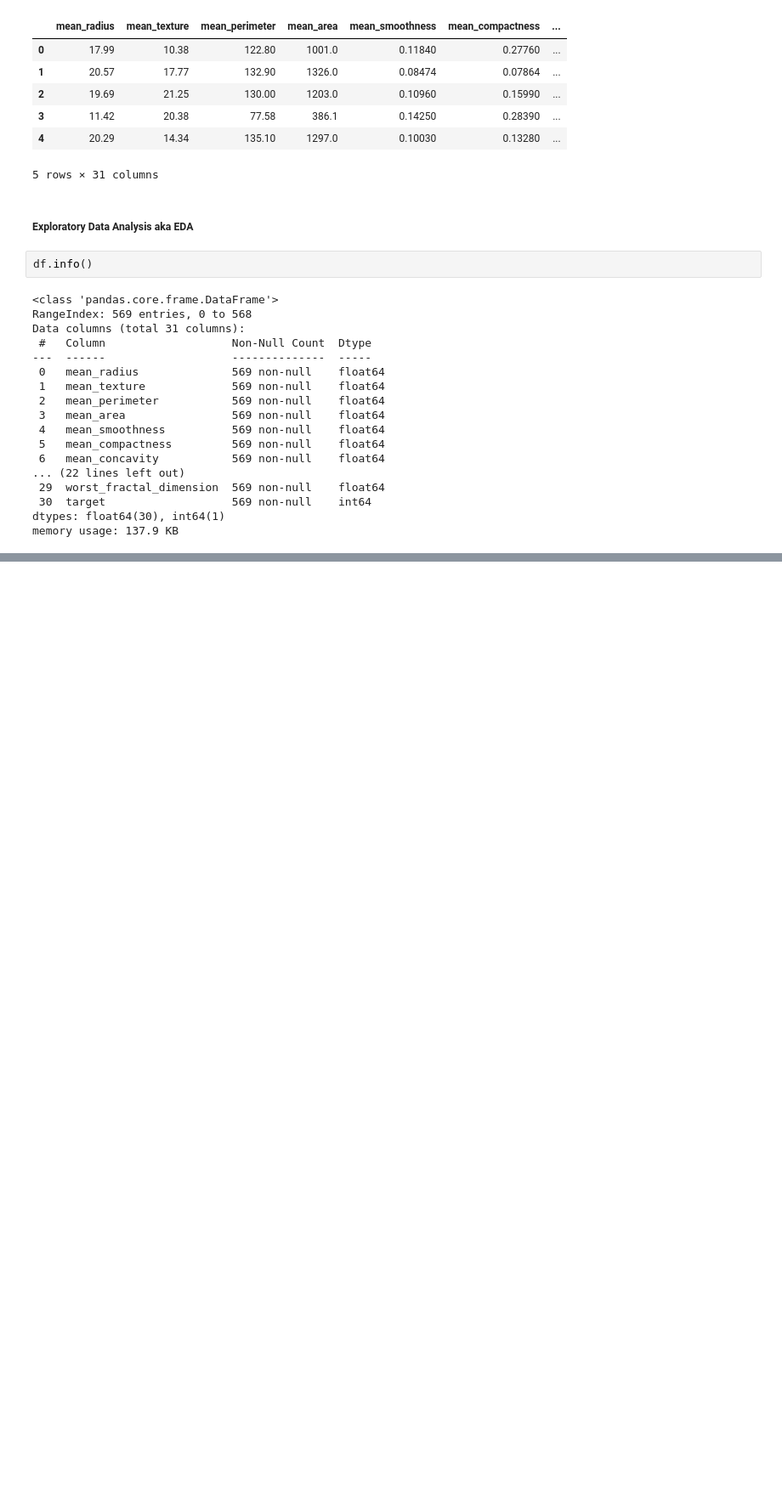
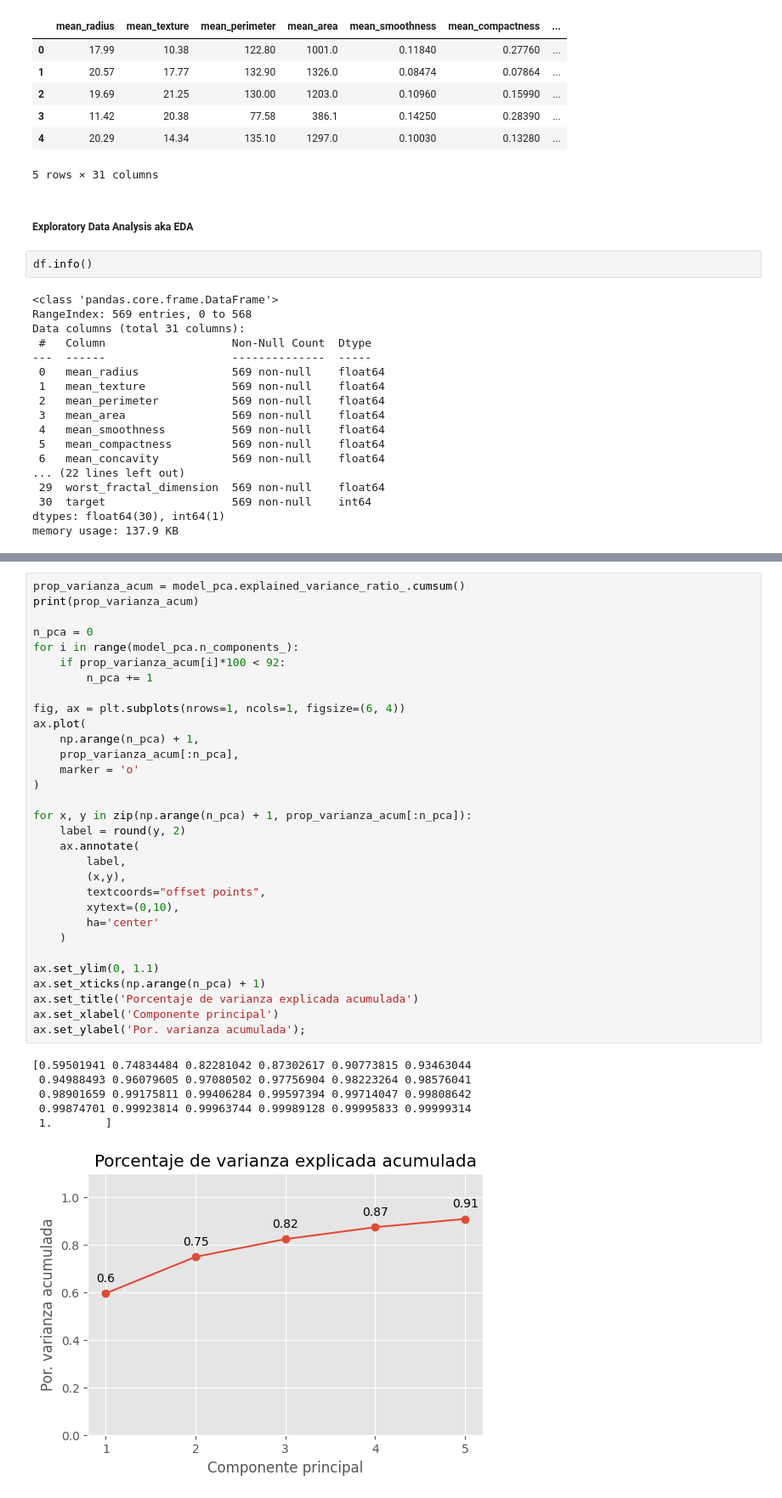
Before and after one commit to isaacmenchaca97/breast_cancer_detection, a Jupyter notebook: breast_cancer.ipynb, the cells around one changed output, grey strips where cells are left out. Shown at 85% size. Cells and saved outputs as stored; diff of their text form; blank space fills up the shorter version.

```diff
--- a/breast_cancer.ipynb
+++ b/breast_cancer.ipynb
@@ -94,0 +267,38 @@ memory usage: 137.9 KB
+# %%
+prop_varianza_acum = model_pca.explained_variance_ratio_.cumsum()
+print(prop_varianza_acum)
+
+n_pca = 0
+for i in range(model_pca.n_components_):
+    if prop_varianza_acum[i]*100 < 92:
+        n_pca += 1
+
+fig, ax = plt.subplots(nrows=1, ncols=1, figsize=(6, 4))
+ax.plot(
+    np.arange(n_pca) + 1,
+    prop_varianza_acum[:n_pca],
+    marker = 'o'
+)
+
+for x, y in zip(np.arange(n_pca) + 1, prop_varianza_acum[:n_pca]):
+    label = round(y, 2)
+    ax.annotate(
+        label,
+        (x,y),
+        textcoords="offset points",
+        xytext=(0,10),
+        ha='center'
+    )
+
+ax.set_ylim(0, 1.1)
+ax.set_xticks(np.arange(n_pca) + 1)
+ax.set_title('Porcentaje de varianza explicada acumulada')
+ax.set_xlabel('Componente principal')
+ax.set_ylabel('Por. varianza acumulada');
+# %% [output]
+[0.59501941 0.74834484 0.82281042 0.87302617 0.90773815 0.93463044
+ 0.94988493 0.96079605 0.97080502 0.97756904 0.98223264 0.98576041
+ 0.98901659 0.99175811 0.99406284 0.99597394 0.99714047 0.99808642
+ 0.99874701 0.99923814 0.99963744 0.99989128 0.99995833 0.99999314
+ 1.        ]
+[figure, added]
```
Also changed, not shown: parts of 16 cells of this notebook, 1 other file.
